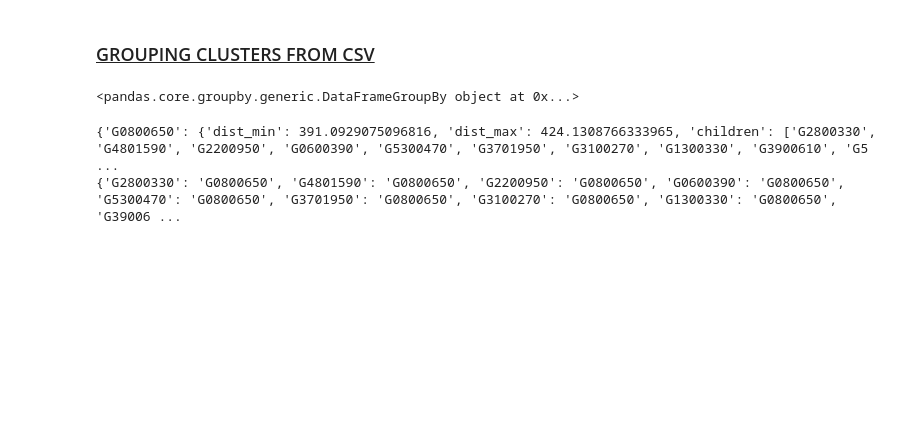
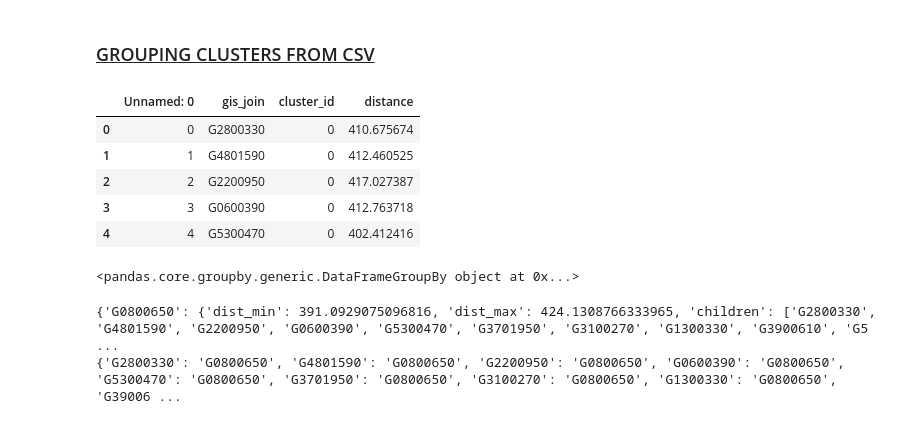
Before and after one commit to InsertCoolNameHere/distributed_transfer_learning_dask, a Jupyter notebook: gradient-boosting/macav2/Parents - Macav2.ipynb, the cells around one changed output. Drawn from its saved outputs; the diff is of its cells as text; code cells hidden in the pictures; blank space fills up the shorter version.

```diff
--- a/gradient-boosting/macav2/Parents - Macav2.ipynb
+++ b/gradient-boosting/macav2/Parents - Macav2.ipynb
@@ -24,6 +32,14 @@ import pickle
 <h3><u>GROUPING CLUSTERS FROM CSV</u></h3>
 # %%
 df_clusters = pd.read_csv("~/ucc-21/clusters-macav2.csv")
+df_clusters.head()
+# %% [output]
+|  | Unnamed: 0 | gis_join | cluster_id | distance |
+| 0 | 0 | G2800330 | 0 | 410.675674 |
+| 1 | 1 | G4801590 | 0 | 412.460525 |
+| 2 | 2 | G2200950 | 0 | 417.027387 |
+| 3 | 3 | G0600390 | 0 | 412.763718 |
+| 4 | 4 | G5300470 | 0 | 402.412416 |
 # %%
 time1 = time()
 
```
Also changed, not shown: parts of 6 cells of this notebook, 5 other files.
